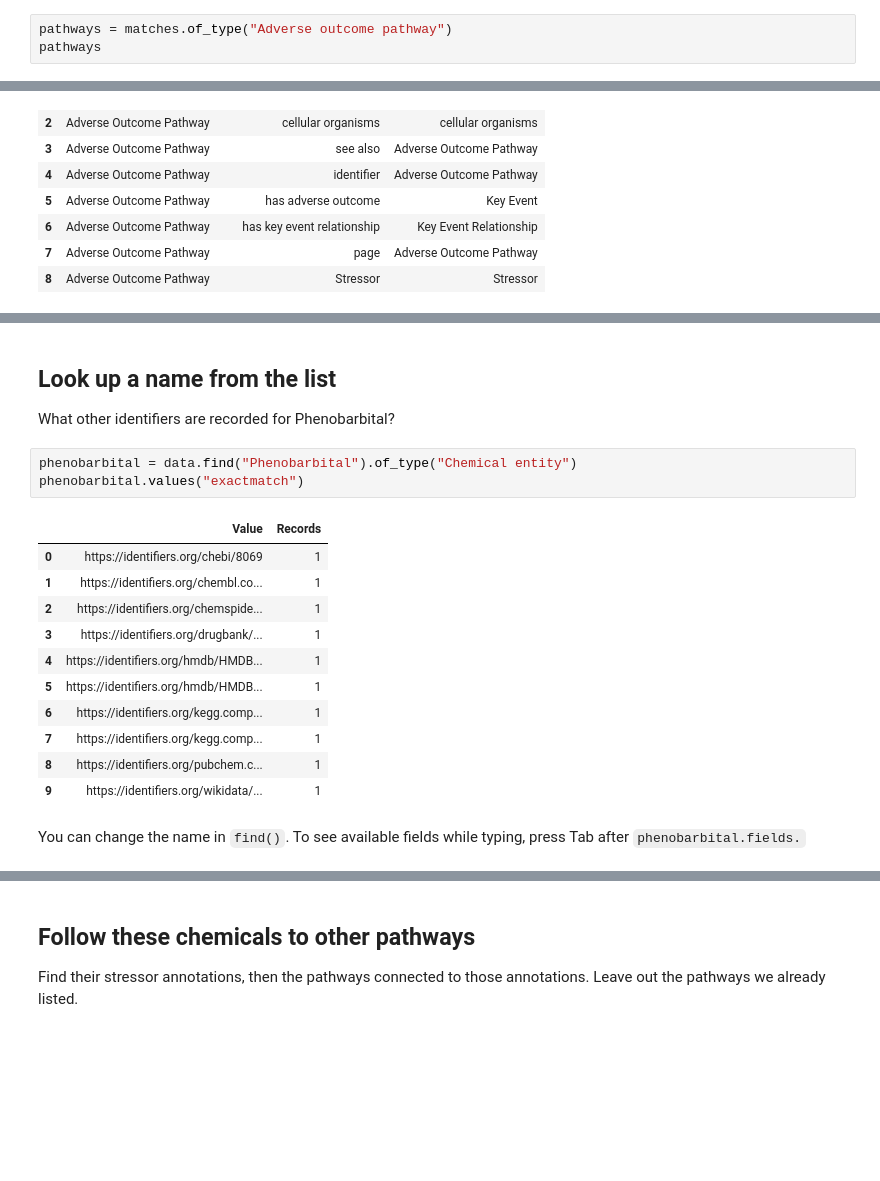
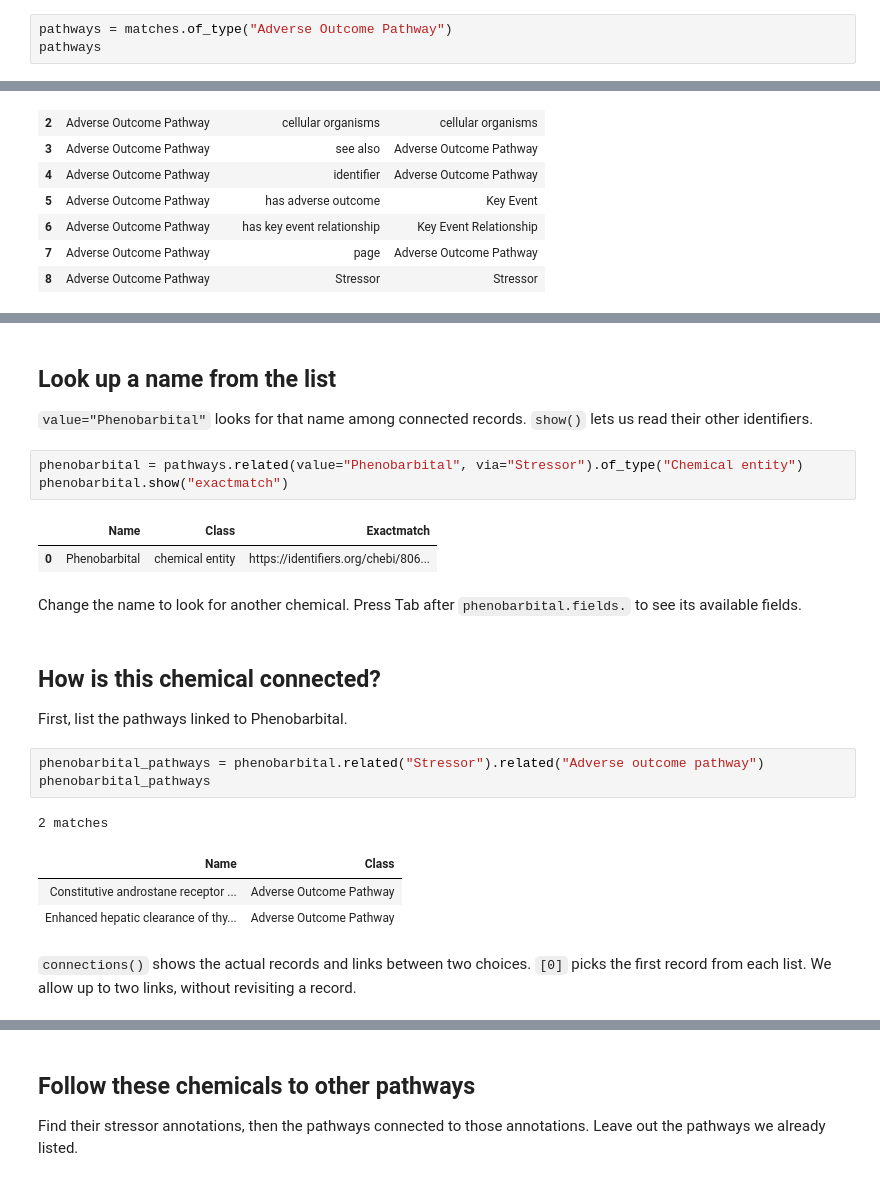
Before and after one commit to jmillanacosta/rdfsolve, a Jupyter notebook: notebooks/pydantic_clients/01_mine_explore.ipynb, the cells around one changed output, grey strips where cells are left out. Drawn from its saved outputs; the diff is of its cells as text; blank space fills up the shorter version.

```diff
--- a/notebooks/pydantic_clients/AOPWiki_hydration.ipynb
+++ b/notebooks/pydantic_clients/01_mine_explore.ipynb
@@ -33,5 +75,5 @@ matches.types()
 # %%
-pathways = matches.of_type("Adverse outcome pathway")
+pathways = matches.of_type("Adverse Outcome Pathway")
 pathways
 # %% [output]
 18 matches
@@ -114,21 +174,26 @@ chemicals.show("identifier")
 # %% [markdown]
 ## Look up a name from the list
 
-What other identifiers are recorded for Phenobarbital?
+`value="Phenobarbital"` looks for that name among connected records. `show()` lets us read their other identifiers.
 # %%
-phenobarbital = data.find("Phenobarbital").of_type("Chemical entity")
-phenobarbital.values("exactmatch")
+phenobarbital = pathways.related(value="Phenobarbital", via="Stressor").of_type("Chemical entity")
+phenobarbital.show("exactmatch")
 # %% [output]
-|  | Value | Records |
-| 0 | https://identifiers.org/chebi/8069 | 1 |
-| 1 | https://identifiers.org/chembl.co... | 1 |
-| 2 | https://identifiers.org/chemspide... | 1 |
-| 3 | https://identifiers.org/drugbank/... | 1 |
-| 4 | https://identifiers.org/hmdb/HMDB... | 1 |
-| 5 | https://identifiers.org/hmdb/HMDB... | 1 |
-| 6 | https://identifiers.org/kegg.comp... | 1 |
-| 7 | https://identifiers.org/kegg.comp... | 1 |
-| 8 | https://identifiers.org/pubchem.c... | 1 |
-| 9 | https://identifiers.org/wikidata/... | 1 |
+|  | Name | Class | Exactmatch |
+| 0 | Phenobarbital | chemical entity | https://identifiers.org/chebi/806... |
 # %% [markdown]
-You can change the name in `find()`. To see available fields while typing, press Tab after `phenobarbital.fields.`
+Change the name to look for another chemical. Press Tab after `phenobarbital.fields.` to see its available fields.
+# %% [markdown]
+## How is this chemical connected?
+
+First, list the pathways linked to Phenobarbital.
+# %%
+phenobarbital_pathways = phenobarbital.related("Stressor").related("Adverse outcome pathway")
+phenobarbital_pathways
+# %% [output]
+2 matches
+| Name | Class |
+| Constitutive androstane receptor ... | Adverse Outcome Pathway |
+| Enhanced hepatic clearance of thy... | Adverse Outcome Pathway |
+# %% [markdown]
+`connections()` shows the actual records and links between two choices. `[0]` picks the first record from each list. We allow up to two links, without revisiting a record.
```
Also changed, not shown: parts of 20 cells of this notebook, 5 other files.
